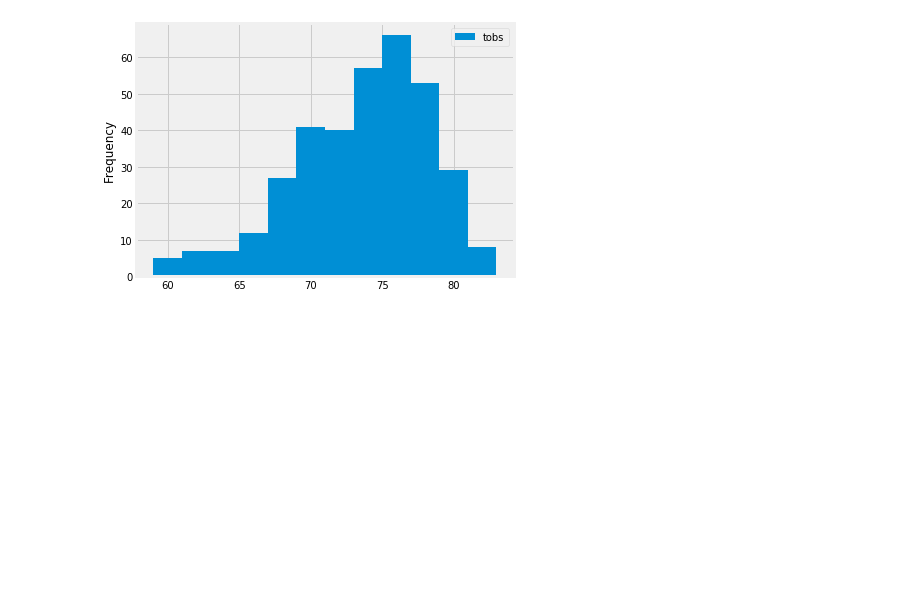
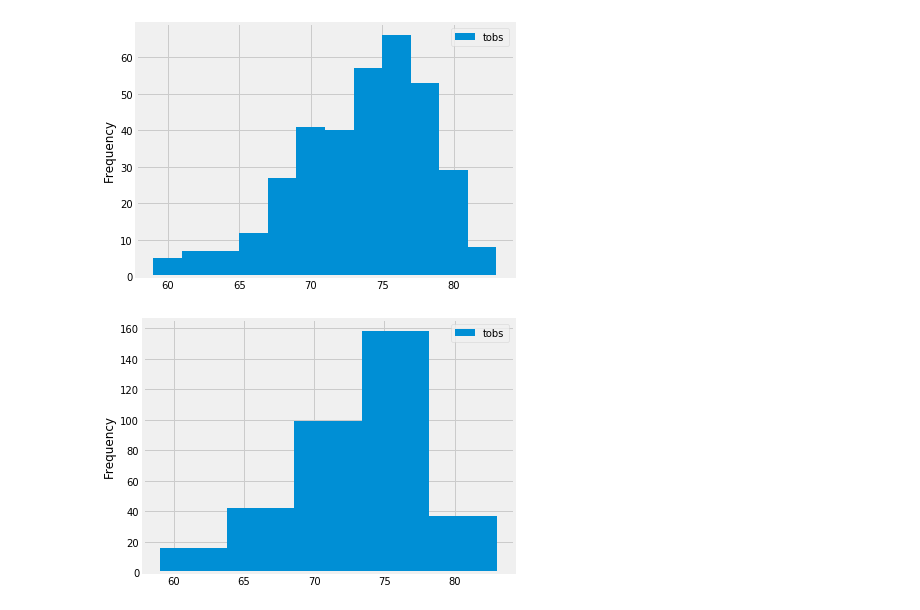
Before and after one commit to kjedlicka/surfs_up, a Jupyter notebook: climate_analysis.ipynb, the cells around one changed output. Drawn from its saved outputs; the diff is of its cells as text; code cells hidden in the pictures; blank space fills up the shorter version.

```diff
--- a/climate_analysis.ipynb
+++ b/climate_analysis.ipynb
@@ -201,3 +201,8 @@ df.plot.hist(bins=12)
 plt.tight_layout()
 # %% [output]
 [figure]
+# %%
+df.plot.hist(bins=5)
+plt.tight_layout()
+# %% [output]
+[figure, added]
```
Also changed, not shown: parts of 2 cells of this notebook, 2 other files.
